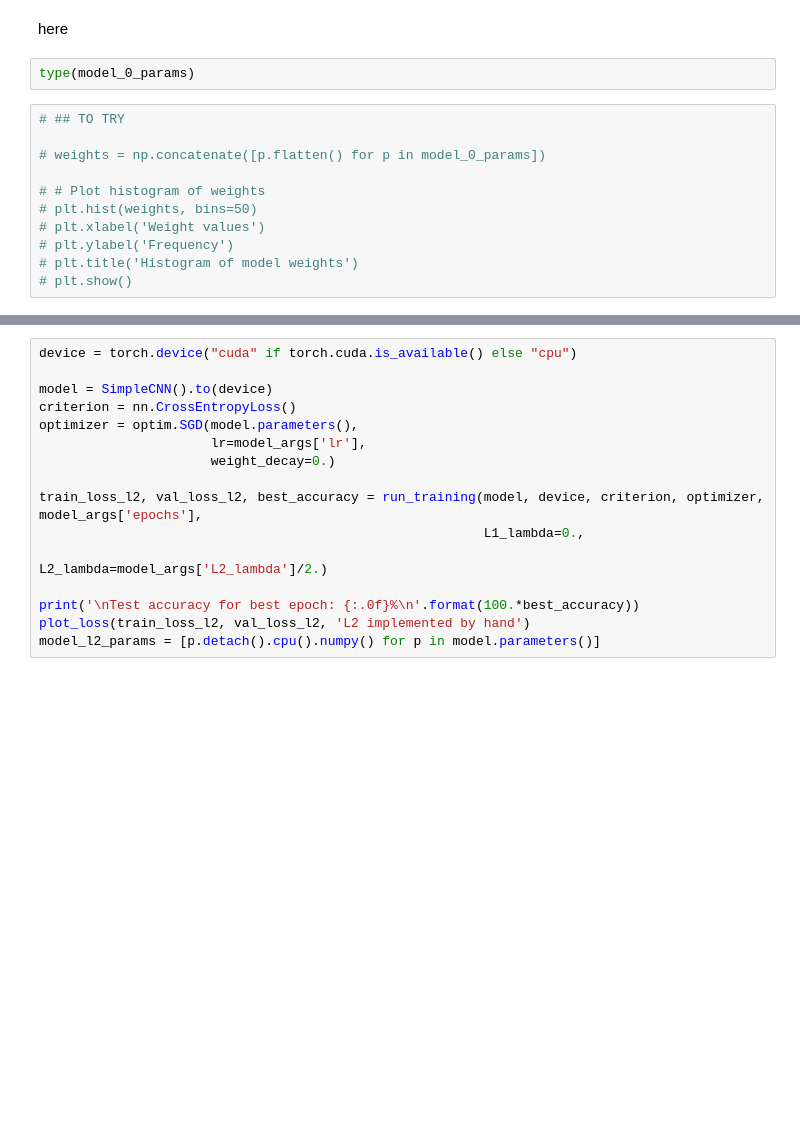
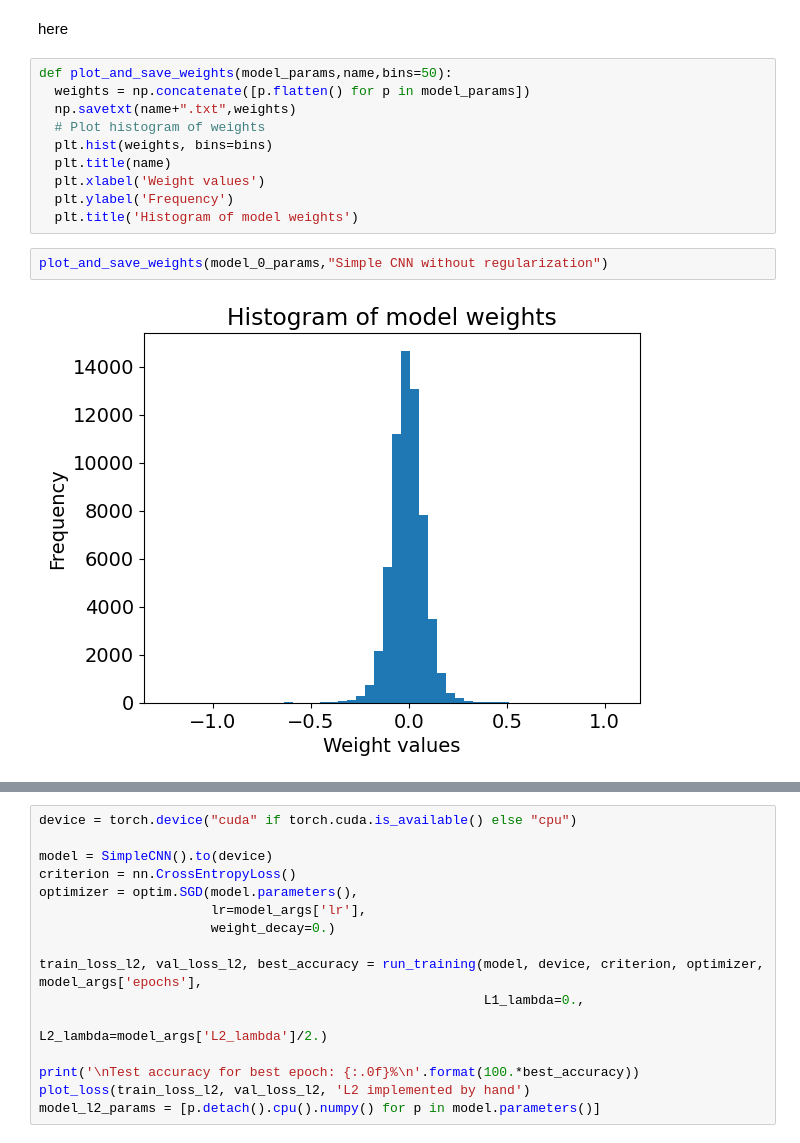
Before and after one commit to a-m-kacz/MLA, a Jupyter notebook: lab4_regularization.ipynb, the cells around one changed output, grey strips where cells are left out. Saved outputs shown, nothing was run; the diff lists cells and outputs as text; blank space fills up the shorter version.

```diff
--- a/lab4_regularization.ipynb
+++ b/lab4_regularization.ipynb
@@ -280,18 +283,19 @@ Train Epoch: 5
 # %% [markdown]
 here
-# %%
-type(model_0_params)
 # %%
-# ## TO TRY
-
-# weights = np.concatenate([p.flatten() for p in model_0_params])
-
-# # Plot histogram of weights
-# plt.hist(weights, bins=50)
-# plt.xlabel('Weight values')
-# plt.ylabel('Frequency')
-# plt.title('Histogram of model weights')
-# plt.show()
+def plot_and_save_weights(model_params,name,bins=50):
+  weights = np.concatenate([p.flatten() for p in model_params])
+  np.savetxt(name+".txt",weights)
+  # Plot histogram of weights
+  plt.hist(weights, bins=bins)
+  plt.title(name)
+  plt.xlabel('Weight values')
+  plt.ylabel('Frequency')
+  plt.title('Histogram of model weights')
+# %%
+plot_and_save_weights(model_0_params,"Simple CNN without regularization")
+# %% [output]
+[figure, added]
 # %%
 device = torch.device("cuda" if torch.cuda.is_available() else "cpu")
 
```
Also changed, not shown: parts of 3 cells of this notebook.
